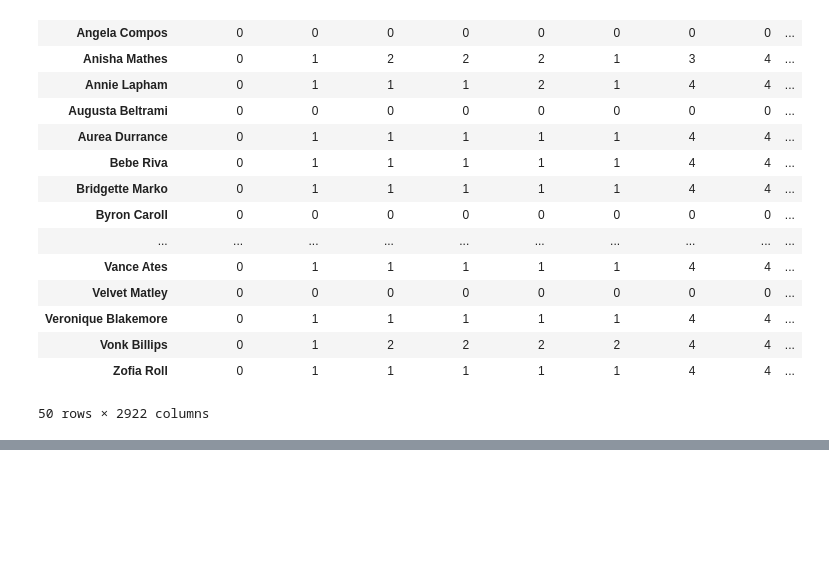
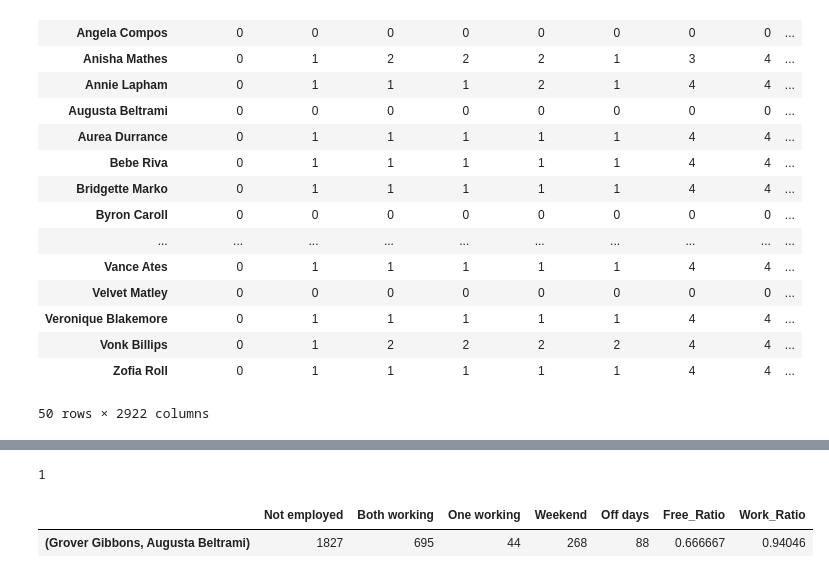
Before and after one commit to eboateng/FoDA, a Jupyter notebook: Assignment 3/Assignment 3.ipynb, the cells around one changed output, grey strips where cells are left out. Cells and saved outputs as stored; diff of their text form; code cells hidden in the pictures; blank space fills up the shorter version.

```diff
--- a/Assignment 3/Assignment 3.ipynb
+++ b/Assignment 3/Assignment 3.ipynb
@@ -866,0 +449,21 @@ for i in list(data['Month'].unique()):
+# %%
+Couples = []
+
+#Cutoff values:
+FREE_RATIO = 0.5
+WORK_RATIO = 0.5
+
+#Add couples with ratio's higher than the cutoff values
+for potential_couple in couples_df.iterrows():
+    if potential_couple[1]['Free_Ratio'] >= FREE_RATIO and potential_couple[1]['Work_Ratio'] >= WORK_RATIO:
+        Couples.append(potential_couple[0])
+
+print(len(Couples))
+
+temp_df = couples_df.loc[Couples]
+
+temp_df
+# %% [output]
+1
+|  | Not employed | Both working | One working | Weekend | Off days | Free_Ratio | Work_Ratio |
+| (Grover Gibbons, Augusta Beltrami) | 1827 | 695 | 44 | 268 | 88 | 0.666667 | 0.94046 |
```
Also changed, not shown: parts of 83 cells of this notebook, 1 other file.
